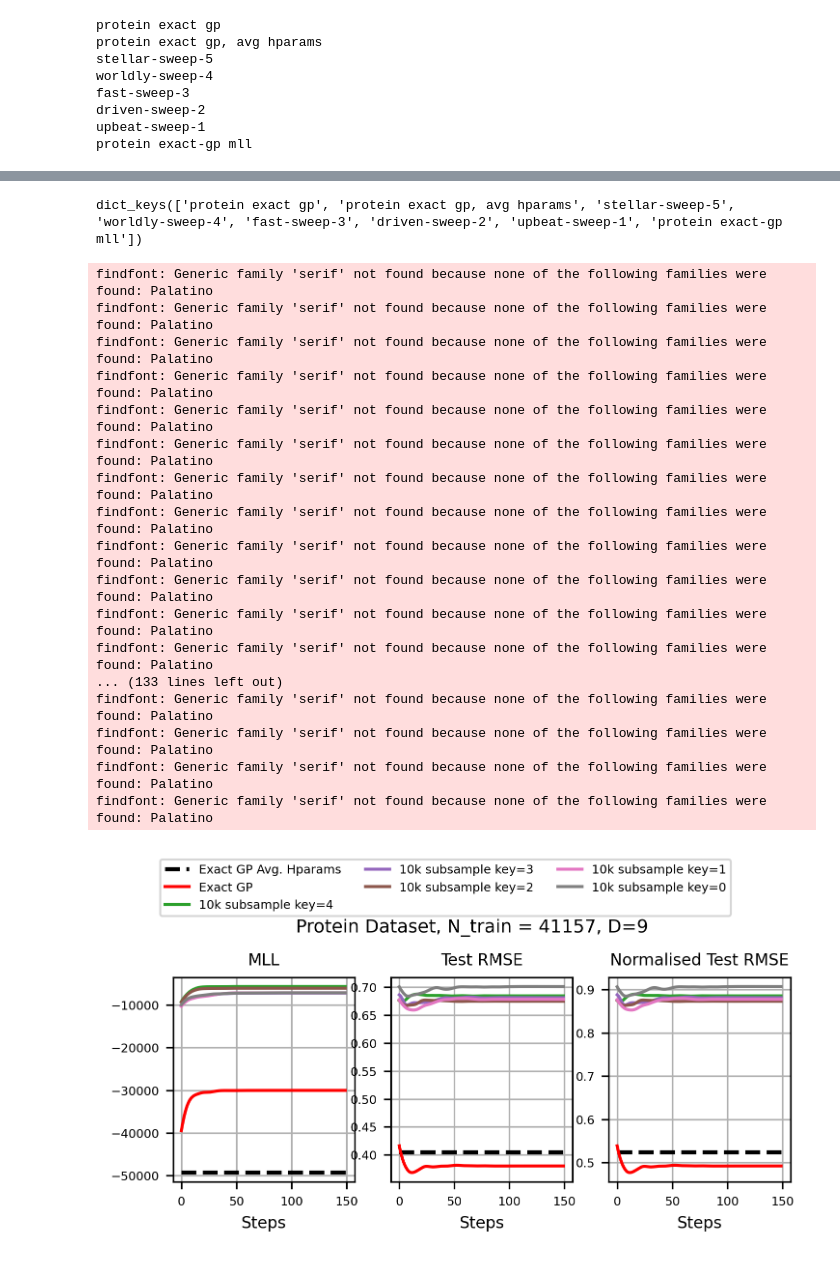
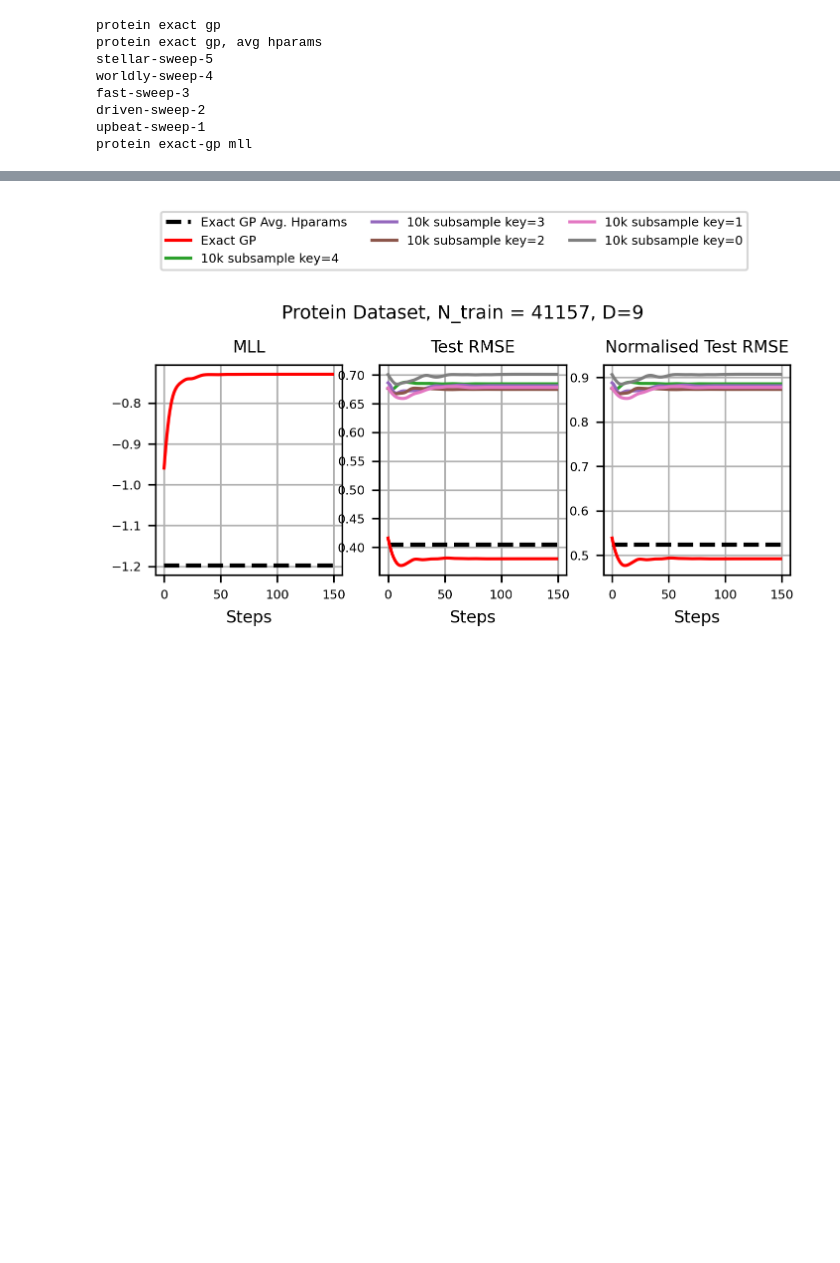
Before and after one commit to cambridge-mlg/sgd-gp, a Jupyter notebook: scalable_gps/notebooks/calculate_avg_hparams.ipynb, the cells around one changed output, grey strips where cells are left out. Drawn from its saved outputs; the diff is of its cells as text; code cells hidden in the pictures; blank space fills up the shorter version.

Commit message:
final notebook cleanup

```diff
--- a/scalable_gps/notebooks/calculate_avg_hparams.ipynb
+++ b/scalable_gps/notebooks/calculate_avg_hparams.ipynb
@@ -107,7 +107,8 @@ num_points = {}
 for run in runs[:8]:
     print(run.name)
     history = run.scan_history()
-    num_points[run.name] = 41157 if run.name == 'protein exact gp, avg hparams' or run.name == 'protein exact-gp mll' else 10000
+    # num_points[run.name] = 41157 if run.name == 'protein exact gp, avg hparams' or run.name == 'protein exact-gp mll' else 10000
+    num_points[run.name] = 1
     mlls[run.name] = [row["mll"] for row in history]
     test_rmses[run.name] = [row["test_rmse"] for row in history]
     norm_test_rmses[run.name] = [row["normalised_test_rmse"] for row in history]
@@ -138,10 +139,12 @@ for i, (name, clean_name) in enumerate(names.items()):
         color=c[i] if clean_name != "Exact GP" else 'r'
         lw = 1 if clean_name != "Exact GP" else 2
         if clean_name == "Exact GP":
-            mll = np.array(mlls[name][:150])
+            mll = np.array(mlls[name][:150]) / 41157
         else:
             mll = np.array(mlls[name][:150]) * num_points[name]
-        ax[0].plot(mll, label=clean_name, color=color)
+
+        if "Exact GP" in clean_name:
+            ax[0].plot(mll, label=clean_name, color=color)
         ax[1].plot(test_rmses[name][:150], label=clean_name, color=color)
         ax[2].plot(norm_test_rmses[name][:150], label=clean_name, color=color)
 
@@ -155,7 +158,7 @@ for i, (name, clean_name) in enumerate(names.items()):
 
 fig.suptitle('Protein Dataset, N_train = 41157, D=9', y=1.1)
 # Make legend clean and on bottom of figure
-ax[0].legend(bbox_to_anchor=(1.5, 1.3), loc='lower center', borderaxespad=0., ncol=3)
+ax[1].legend(bbox_to_anchor=(0.4, 1.45), loc='lower center', borderaxespad=0., ncol=3)
 plt.tight_layout()
 plt.show()
 # %% [output]
@@ -179,19 +166 @@ findfont: Generic family 'serif' not found because none of the following familie
-dict_keys(['protein exact gp', 'protein exact gp, avg hparams', 'stellar-sweep-5', 'worldly-sweep-4', 'fast-sweep-3', 'driven-sweep-2', 'upbeat-sweep-1', 'protein exact-gp mll'])
-findfont: Generic family 'serif' not found because none of the following families were found: Palatino
-findfont: Generic family 'serif' not found because none of the following families were found: Palatino
-findfont: Generic family 'serif' not found because none of the following families were found: Palatino
-findfont: Generic family 'serif' not found because none of the following families were found: Palatino
-findfont: Generic family 'serif' not found because none of the following families were found: Palatino
-findfont: Generic family 'serif' not found because none of the following families were found: Palatino
-findfont: Generic family 'serif' not found because none of the following families were found: Palatino
-findfont: Generic family 'serif' not found because none of the following families were found: Palatino
-findfont: Generic family 'serif' not found because none of the following families were found: Palatino
-findfont: Generic family 'serif' not found because none of the following families were found: Palatino
-findfont: Generic family 'serif' not found because none of the following families were found: Palatino
-findfont: Generic family 'serif' not found because none of the following families were found: Palatino
-... (133 lines left out)
-findfont: Generic family 'serif' not found because none of the following families were found: Palatino
-findfont: Generic family 'serif' not found because none of the following families were found: Palatino
-findfont: Generic family 'serif' not found because none of the following families were found: Palatino
-findfont: Generic family 'serif' not found because none of the following families were found: Palatino
-[figure, old version]
+[figure, new version]
```
Also changed, not shown: parts of 2 cells of this notebook.
